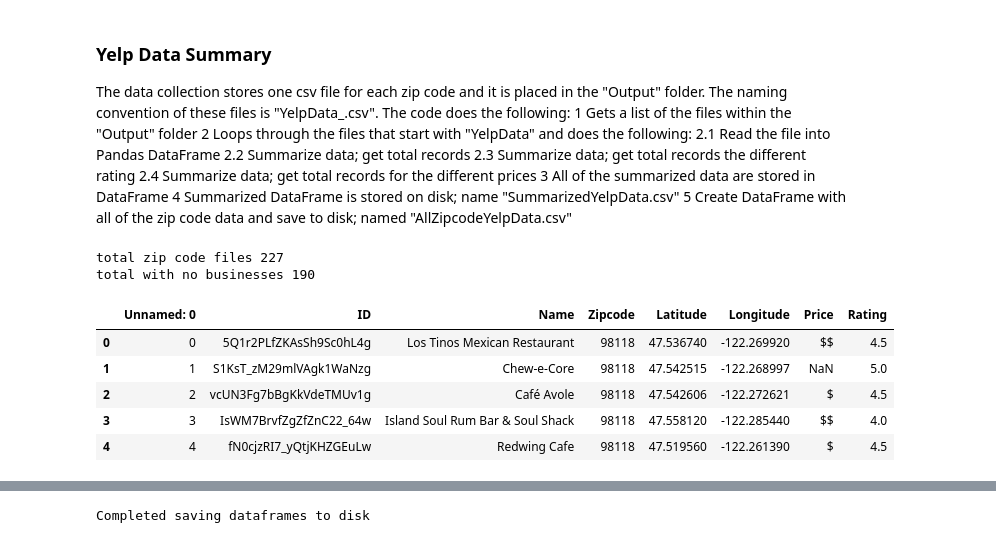
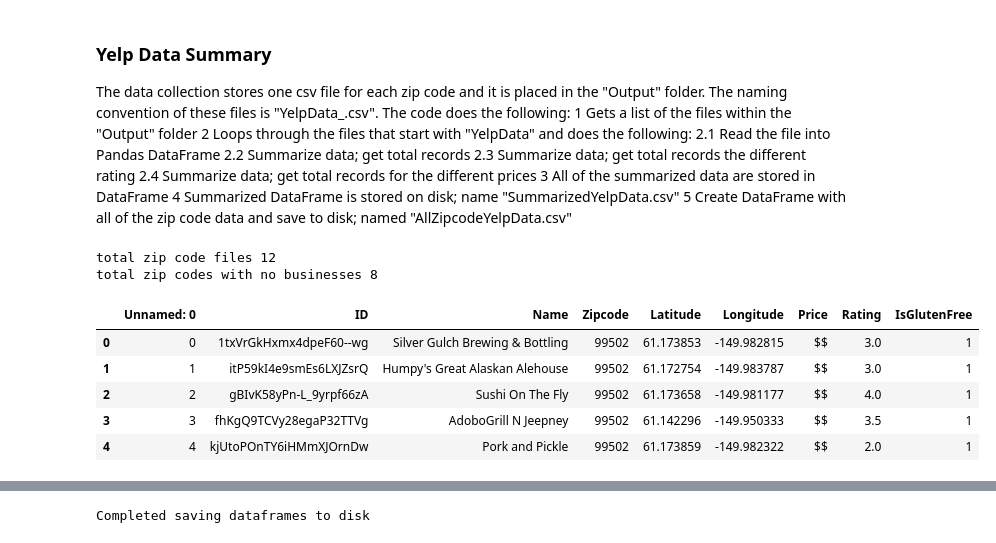
Before and after one commit to connie-hu/DataViz_Project, a Jupyter notebook: Scott/YelpDataSummary.ipynb, the cells around one changed output, grey strips where cells are left out. Drawn from its saved outputs; the diff is of its cells as text; code cells hidden in the pictures.

Commit message:
Merging yelp data

```diff
--- a/Scott/YelpDataSummary.ipynb
+++ b/Scott/YelpDataSummary.ipynb
@@ -17,6 +18,7 @@ import os
 # %%
 #-- Get List of Files on Disk
-outputPath = os.path.join(".", "Output")
+searchFolder = "Output_2"
+outputPath = os.path.join(".", searchFolder)
 
 files = os.listdir(outputPath)
 
@@ -34,50 +36,71 @@ for file in files:
         counter += 1
 
 
-        #- Get DataFrame
-        filePath = os.path.join(".", "Output", file)
+        #- Get Zipcode
+        zipcodeValue = ''
+
+        if (len(file) == 17):
+            zipcodeValue = file[9:13]
+        else:
+            zipcodeValue = file[9:14]
+
+
+        #- Get DataFrame: Gulten Free
+        filePath = os.path.join(".", searchFolder, file)
 
         zipCodeYelpData_df = pd.read_csv(filePath)
+
+        zipCodeYelpData_df['IsGlutenFree'] = 1
+
+
+        #- Get DataFrame: All Restaurants
+        filePathAll = os.path.join(".", searchFolder, f"YelpDataAll_{zipcodeValue}.csv")
+
+        zipcodeYelpDataAll_df = pd.read_csv(filePathAll)
+
+
+        zipcodeYelpDataAll_df['IsGlutenFree'] = 0
+
+
+        #- Merge both Dataframes
+        zipCodeYelpData_df = pd.concat([zipCodeYelpData_df, zipcodeYelpDataAll_df])
 
 
         #- Check for Businesses
         # Large number of zipcodes do not have any businesses that satisfy the filter, store the zipcode
         # and add to summary dataframe with zeroes
         if (zipCodeYelpData_df.shape[0] == 0):
-            if (len(file) == 17):
-                emptyZipcodes.append(file[9:13])
-            else:
-                emptyZipcodes.append(file[9:14])
+            emptyZipcodes.append(zipcodeValue)
 
         else:
 
             #- Create One DataFrame
             if (hasFirstYelpData == False):
                 # First DataFrame, just set variable
                 hasFirstYelpData = True
                 yelpData_df = zipCodeYelpData_df
 
             else:
                 # Merge DataFrames together; have same schema
                 yelpData_df = pd.concat([zipCodeYelpData_df, yelpData_df])
 
 
 #-- Summary of Data Gathering Information
 print(f"total zip code files {counter}")
 print(f"total zip codes with no businesses {len(emptyZipcodes)}")
 
 
 #-- Preview DataFrame
 yelpData_df.head()
 # %% [output]
-total zip code files 227
-total with no businesses 190
+total zip code files 12
+total zip codes with no businesses 8
-|  | Unnamed: 0 | ID | Name | Zipcode | Latitude | Longitude | Price | Rating |
-| 0 | 0 | 5Q1r2PLfZKAsSh9Sc0hL4g | Los Tinos Mexican Restaurant | 98118 | 47.536740 | -122.269920 | $$ | 4.5 |
-| 1 | 1 | S1KsT_zM29mlVAgk1WaNzg | Chew-e-Core | 98118 | 47.542515 | -122.268997 | NaN | 5.0 |
-| 2 | 2 | vcUN3Fg7bBgKkVdeTMUv1g | Café Avole | 98118 | 47.542606 | -122.272621 | $ | 4.5 |
-| 3 | 3 | IsWM7BrvfZgZfZnC22_64w | Island Soul Rum Bar & Soul Shack | 98118 | 47.558120 | -122.285440 | $$ | 4.0 |
-| 4 | 4 | fN0cjzRI7_yQtjKHZGEuLw | Redwing Cafe | 98118 | 47.519560 | -122.261390 | $ | 4.5 |
+|  | Unnamed: 0 | ID | Name | Zipcode | Latitude | Longitude | Price | Rating | IsGlutenFree |
+| 0 | 0 | 1txVrGkHxmx4dpeF60--wg | Silver Gulch Brewing & Bottling | 99502 | 61.173853 | -149.982815 | $$ | 3.0 | 1 |
+| 1 | 1 | itP59kI4e9smEs6LXJZsrQ | Humpy's Great Alaskan Alehouse | 99502 | 61.172754 | -149.983787 | $$ | 3.0 | 1 |
+| 2 | 2 | gBIvK58yPn-L_9yrpf66zA | Sushi On The Fly | 99502 | 61.173658 | -149.981177 | $$ | 4.0 | 1 |
+| 3 | 3 | fhKgQ9TCVy28egaP32TTVg | AdoboGrill N Jeepney | 99502 | 61.142296 | -149.950333 | $$ | 3.5 | 1 |
+| 4 | 4 | kjUtoPOnTY6iHMmXJOrnDw | Pork and Pickle | 99502 | 61.173859 | -149.982322 | $$ | 2.0 | 1 |
 # %%
 def calculateSummaryForZipcode(zipCode, yelpDataForZip_df, results):
     ''' Updates the dictionary with the summary information for the zipcode provided
```
Also changed, not shown: parts of 6 cells of this notebook, 30 other files.
